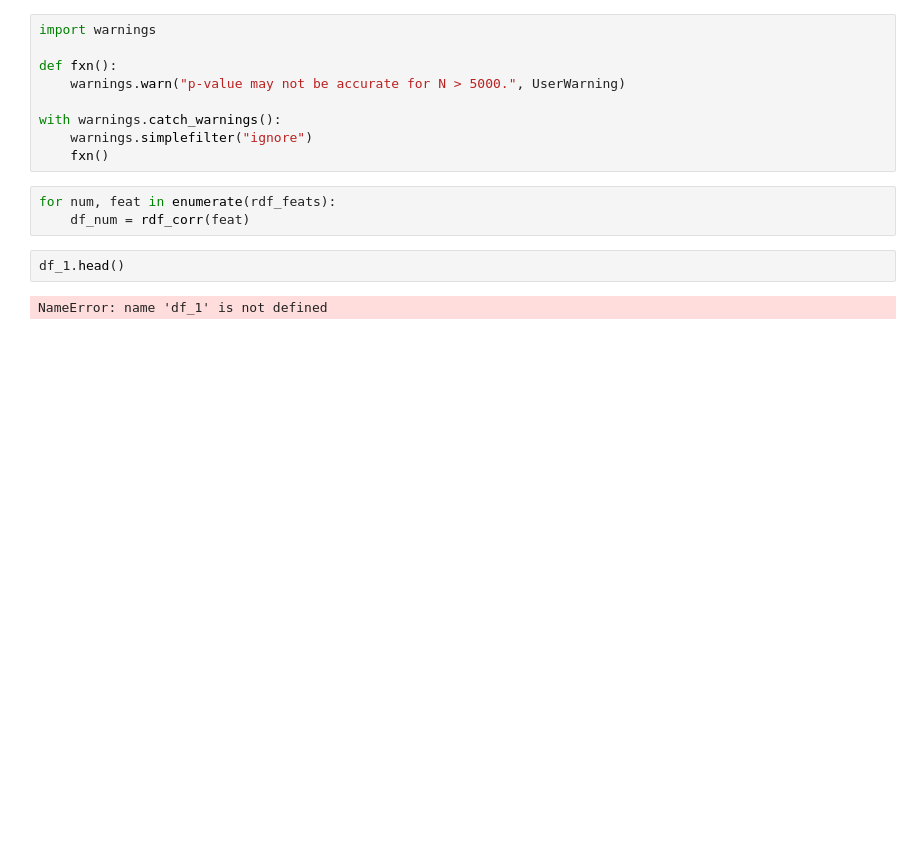
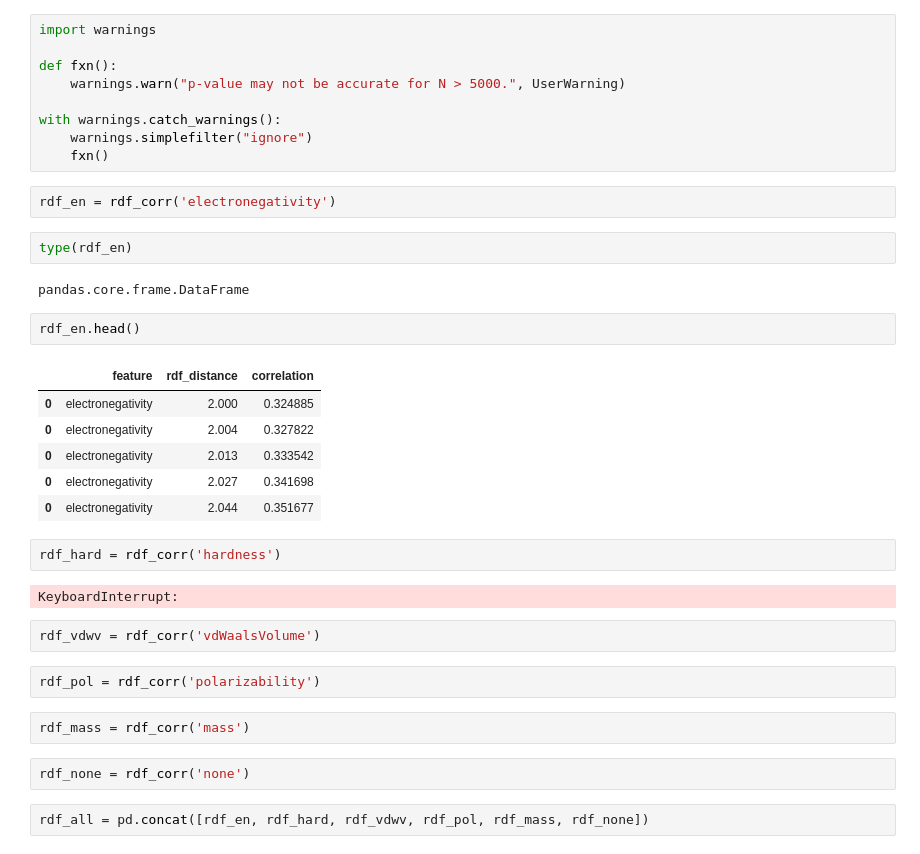
Before and after one commit to zjbrown0689/MOF-Capstone, a Jupyter notebook: notebooks/2_exploratory_data_analysis.ipynb, the cells around one changed output. Saved outputs shown, nothing was run; the diff lists cells and outputs as text; blank space fills up the shorter version.

```diff
--- a/notebooks/2_exploratory_data_analysis.ipynb
+++ b/notebooks/2_exploratory_data_analysis.ipynb
@@ -160,10 +167,32 @@ with warnings.catch_warnings():
     warnings.simplefilter("ignore")
     fxn()
 # %%
-for num, feat in enumerate(rdf_feats):
-    df_num = rdf_corr(feat)
+rdf_en = rdf_corr('electronegativity')
-# %%
-df_1.head()
-# %% [output]
-NameError: name 'df_1' is not defined
+# %%
+type(rdf_en)
+# %% [output]
+pandas.core.frame.DataFrame
+# %%
+rdf_en.head()
+# %% [output]
+|  | feature | rdf_distance | correlation |
+| 0 | electronegativity | 2.000 | 0.324885 |
+| 0 | electronegativity | 2.004 | 0.327822 |
+| 0 | electronegativity | 2.013 | 0.333542 |
+| 0 | electronegativity | 2.027 | 0.341698 |
+| 0 | electronegativity | 2.044 | 0.351677 |
+# %%
+rdf_hard = rdf_corr('hardness')
+# %% [output]
+KeyboardInterrupt:
+# %%
+rdf_vdwv = rdf_corr('vdWaalsVolume')
+# %%
+rdf_pol = rdf_corr('polarizability')
+# %%
+rdf_mass = rdf_corr('mass')
+# %%
+rdf_none = rdf_corr('none')
+# %%
+rdf_all = pd.concat([rdf_en, rdf_hard, rdf_vdwv, rdf_pol, rdf_mass, rdf_none])
 # %%
```
Also changed, not shown: parts of 5 cells of this notebook.
